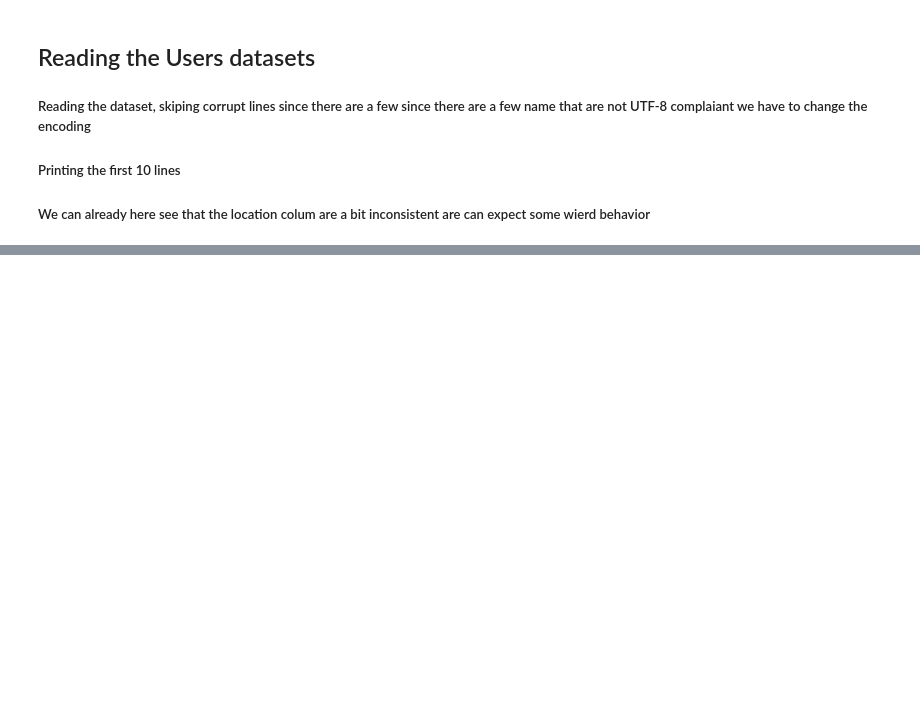
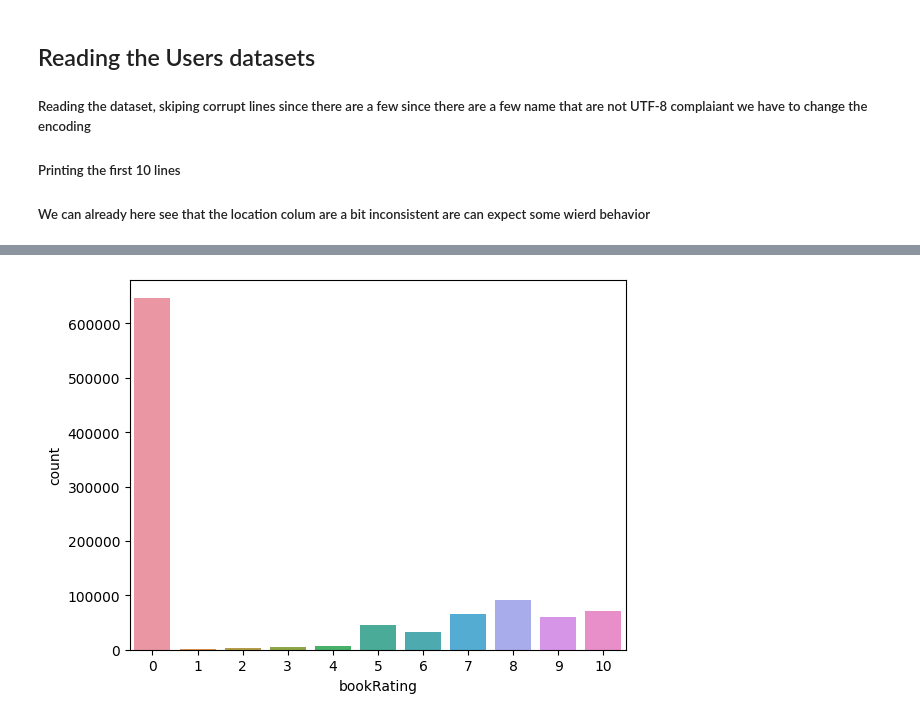
Before and after one commit to ablomstrom/final-project, a Jupyter notebook: main.ipynb, the cells around one changed output, grey strips where cells are left out. Cells and saved outputs as stored; diff of their text form; code cells hidden in the pictures; blank space fills up the shorter version.

```diff
--- a/main.ipynb
+++ b/main.ipynb
@@ -50,0 +38,20 @@ books_data_df.head(10)
+# %%
+books_data = pd.read_csv('Books.csv', on_bad_lines='skip', delimiter=";", encoding='latin-1')
+books_data.columns = ["isbn", "bookTitle", "bookAuthor","year" ,"publisher", "imageUrlS", "imageUrlM", "imageUrlL"]
+books_data_df = pd.DataFrame(books_data, columns=books_data.columns)
+
+books_data_df.drop(axis=0, inplace=True, labels=[209552,221693,220746,209538] )
+books_data_df.loc[books_data_df.isbn == '078946697X','bookAuthor'] = "Michael Teitelbaum"
+books_data_df.loc[books_data_df.isbn == '078946697X','publisher'] = "DK Publishing Inc"
+
+books_data_df.loc[books_data_df.isbn == '0789466953', 'year'] = 2000
+books_data_df.loc[books_data_df.isbn == '0789466953', 'bookAuthor'] = "James Buckley"
+books_data_df.loc[books_data_df.isbn == '0789466953', 'publisher'] = "DK Publishing Inc"
+
+
+books_data_df.loc[books_data_df.isbn == '2070426769','year'] = 2003
+books_data_df.loc[books_data_df.isbn == '2070426769','bookAuthor'] = 'Jean-Marie Gustave Le ClÃ?Â©zio'
+books_data_df.loc[books_data_df.isbn == '2070426769','publisher'] = 'Gallimard'
+
+books_data_df.year = pd.to_numeric(books_data_df.year)
+books_data_df.head(10)
@@ -73,0 +94,4 @@ users_data_df.head(10)
+# %%
+book_rating = pd.merge(book_ratings_data_df, books_data_df, on='isbn')
+# %%
+all_ratings = pd.merge(book_rating, users_data_df, on='userId')
@@ -73,0 +100,5 @@ users_data_df.head(10)
+# %%
+sns.countplot(x=all_ratings['bookRating'])
+plt.show()
+# %% [output]
+[figure, added]
```
Also changed, not shown: parts of 15 cells of this notebook.
